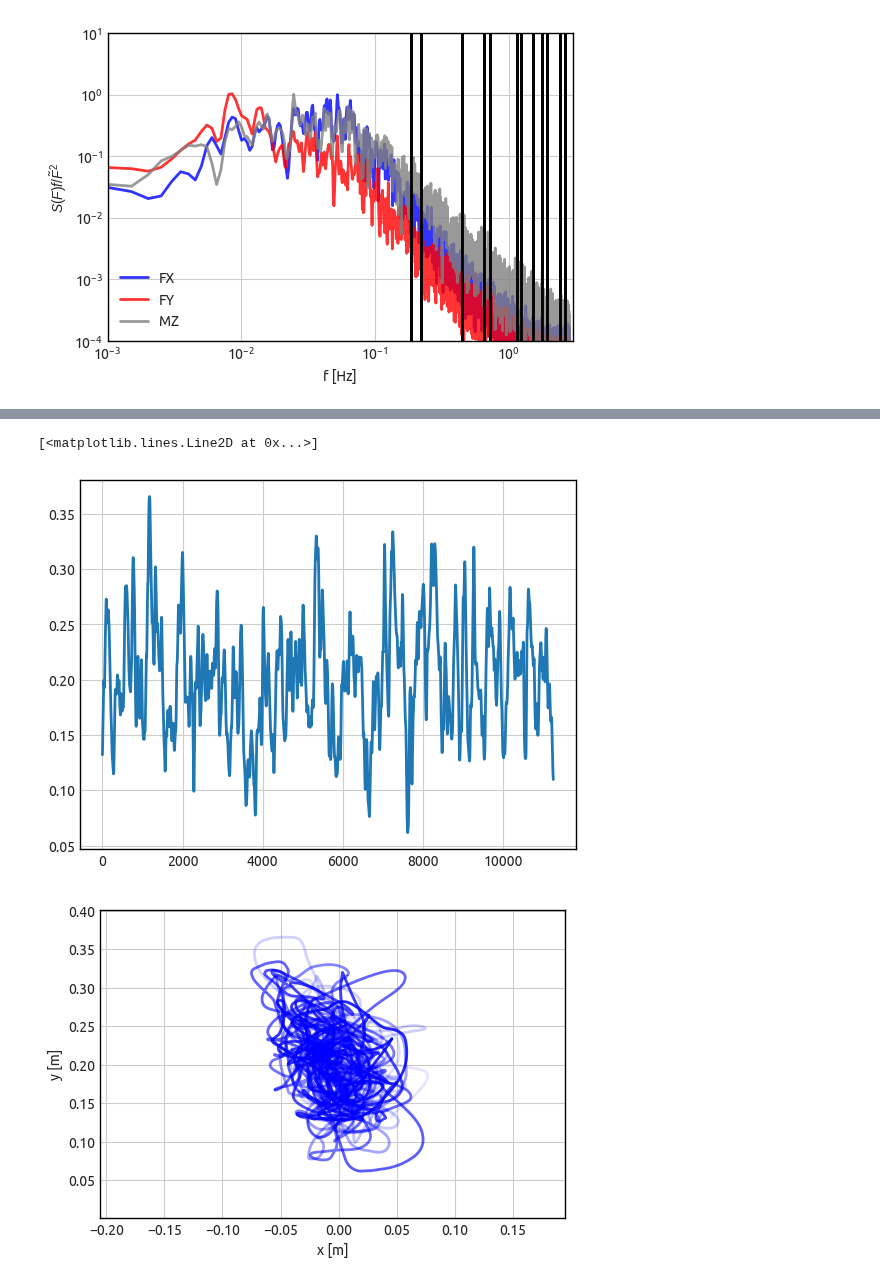
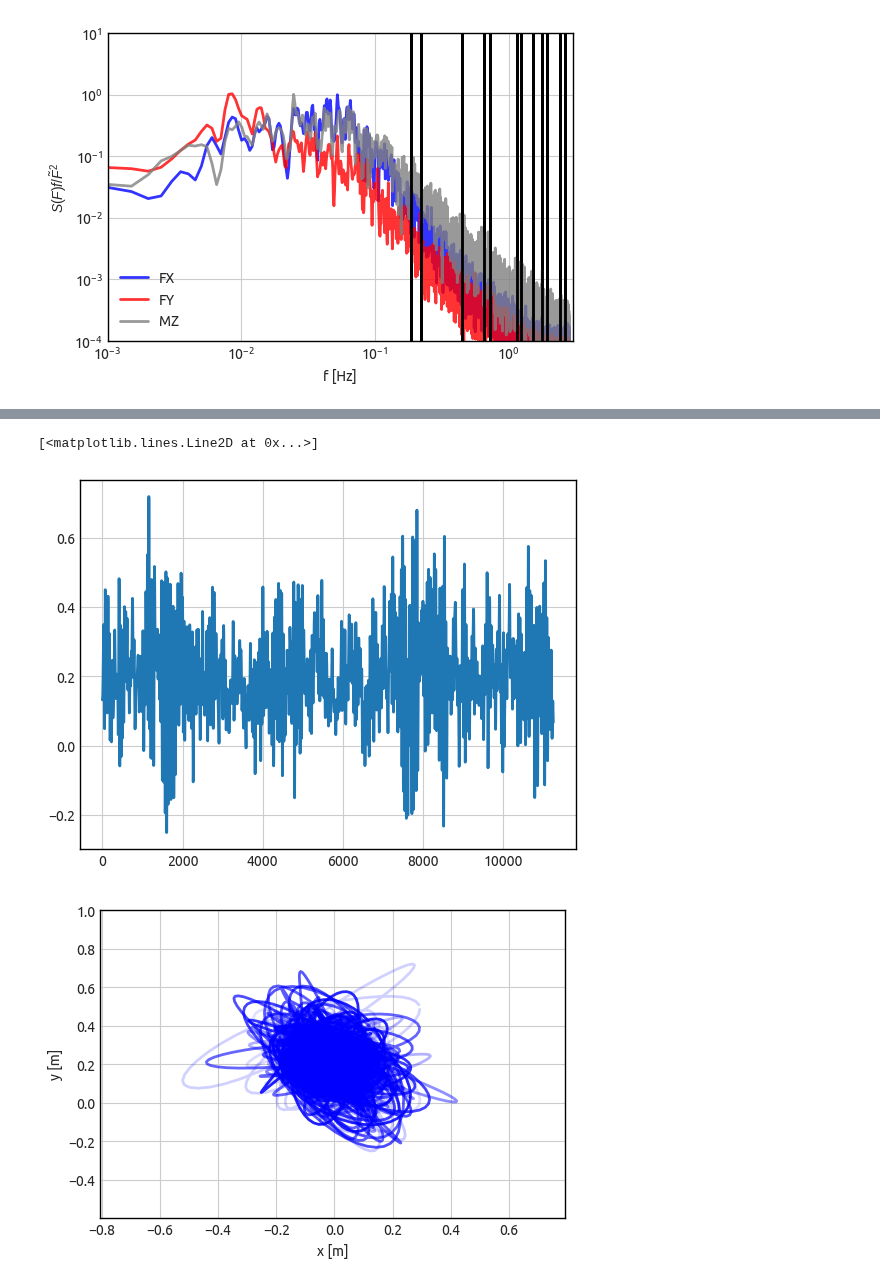
Before and after one commit to AeroSim-CFD/cfdmod, a Jupyter notebook: notebooks/test_hfpi.ipynb, the cells around one changed output, grey strips where cells are left out. Saved outputs shown, nothing was run; the diff lists cells and outputs as text; code cells hidden in the pictures.

Commit message:
Updated test notebook for HFPI

```diff
--- a/notebooks/test_hfpi.ipynb
+++ b/notebooks/test_hfpi.ipynb
@@ -86,7 +86,7 @@ dim_data = solver.HFPIDimensionalData(
     U_H=30,
     height=250.42,
     base=90.6,
-    xi=1,
+    xi=0.01,
 )
 # %%
 cf_x_h5 = data_path / f"FX_{case_use}.h5"
@@ -94,4 +94,4 @@ cf_y_h5 = data_path / f"FY_{case_use}.h5"
 cm_z_h5 = data_path / f"MZ_{case_use}.h5"
 
 forces_data = solver.HFPIForcesData.build(cf_x_h5, cf_y_h5, cm_z_h5)
-forces_data = forces_data.get_scaled_forces(dim_data)
+normalized_forces = forces_data.get_scaled_forces(dim_data)
@@ -116,14 +122,20 @@ findfont: Generic family 'cursive' not found because none of the following famil
+# %%
+hfpi_results = solver.solve_hfpi(
+    structural_data=struct_data,
+    dim_data=dim_data,
+    forces=forces_data,
+)
 # %%
-real_displacement = solver_hfpi.solve_hfpi().displacement
+real_displacement = hfpi_results.displacement
 # %%
 import matplotlib.pyplot as plt
 plt.plot(real_displacement['y'][:,75])
 # %% [output]
 [<matplotlib.lines.Line2D at 0x...>]
-[figure, old version]
+[figure, new version]
 # %%
-fig, ax = analysis.plot_displacement(real_displacement, floor_plot=-1, plot_limit=0.2, start_step_idx=0)
+fig, ax = analysis.plot_displacement(real_displacement, floor_plot=-1, plot_limit=0.8)
 
 fig.show()
 # %% [output]
-[figure, old version]
+[figure, new version]
```
Also changed, not shown: parts of 4 cells of this notebook.
